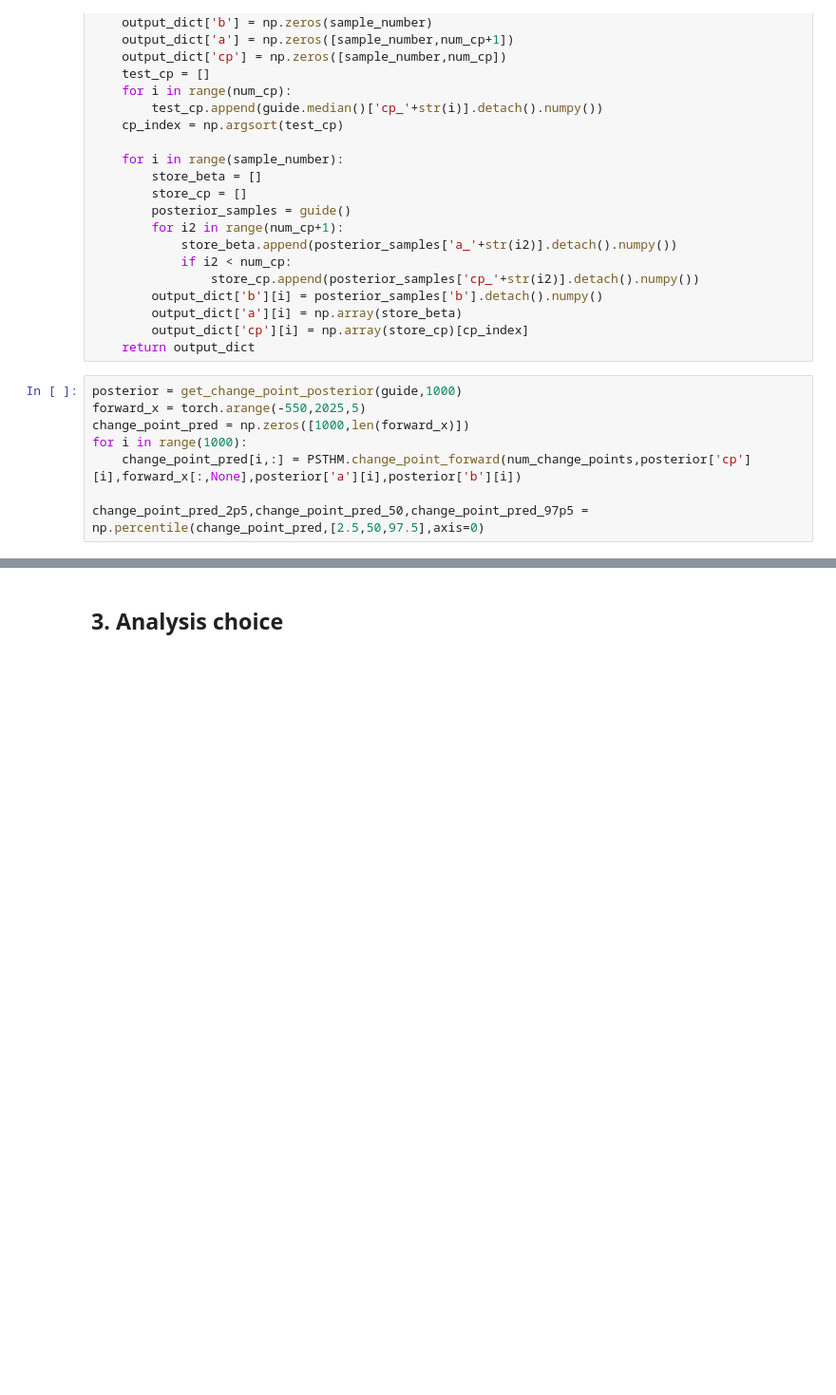
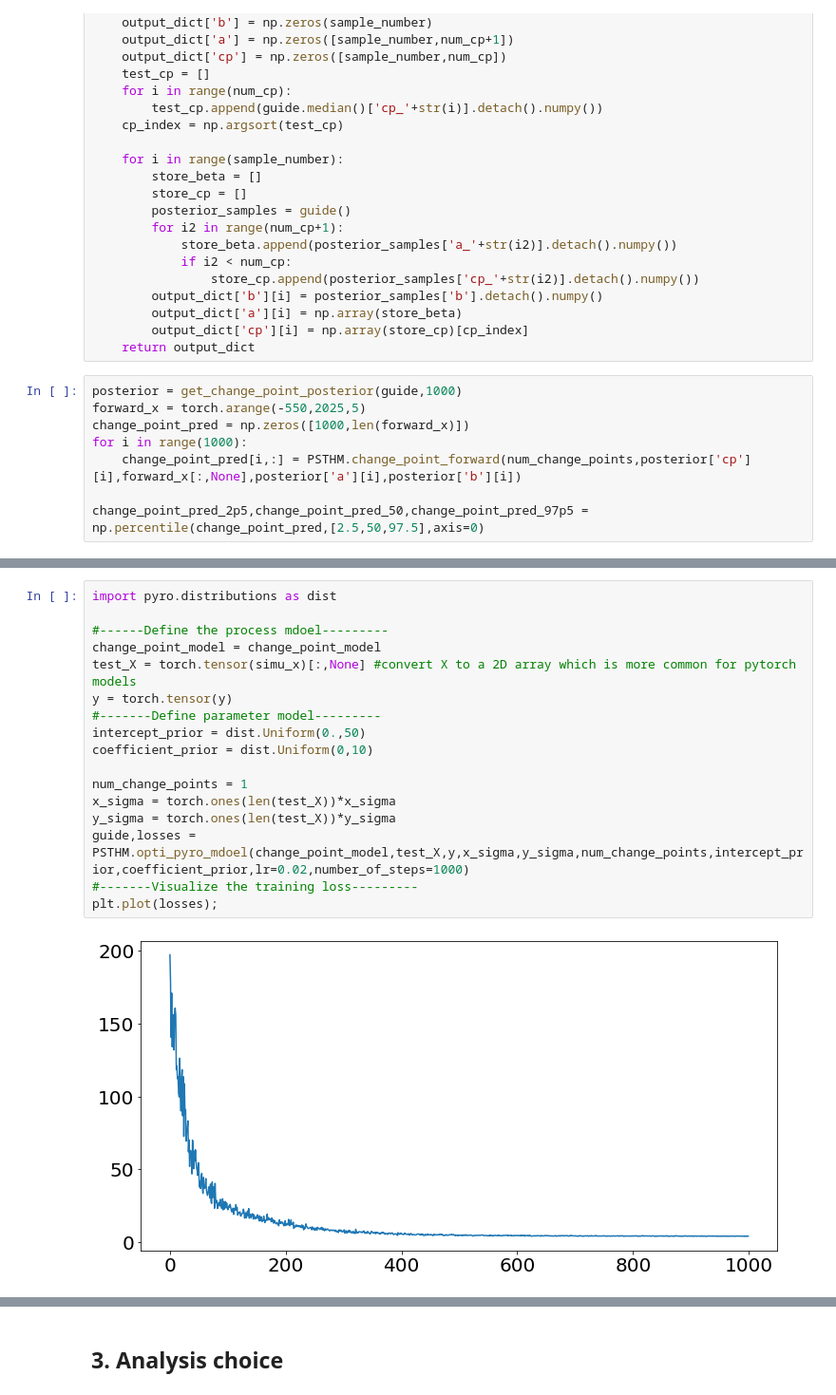
Before and after one commit to radical-collaboration/PaleoSTeHM, a Jupyter notebook: Tutorials/1. Introduction/Paleo_STeHM_intro.ipynb, the cells around one changed output, grey strips where cells are left out. Shown at 95% size. Drawn from its saved outputs; the diff is of its cells as text; blank space fills up the shorter version.

```diff
--- a/Tutorials/1. Introduction/Paleo_STeHM_intro.ipynb
+++ b/Tutorials/1. Introduction/Paleo_STeHM_intro.ipynb
@@ -631,0 +654,19 @@ plt.scatter(X,(linear_prediction-y.detach().numpy())*1000,s=150,marker='*',color
+# %%
+import pyro.distributions as dist
+
+#------Define the process mdoel---------
+change_point_model = change_point_model
+test_X = torch.tensor(simu_x)[:,None] #convert X to a 2D array which is more common for pytorch models
+y = torch.tensor(y)
+#-------Define parameter model---------
+intercept_prior = dist.Uniform(0.,50)
+coefficient_prior = dist.Uniform(0,10)
+
+num_change_points = 1
+x_sigma = torch.ones(len(test_X))*x_sigma
+y_sigma = torch.ones(len(test_X))*y_sigma
+guide,losses = PSTHM.opti_pyro_mdoel(change_point_model,test_X,y,x_sigma,y_sigma,num_change_points,intercept_prior,coefficient_prior,lr=0.02,number_of_steps=1000)
+#-------Visualize the training loss---------
+plt.plot(losses);
+# %% [output]
+[figure, added]
```
Also changed, not shown: parts of 10 cells of this notebook.
